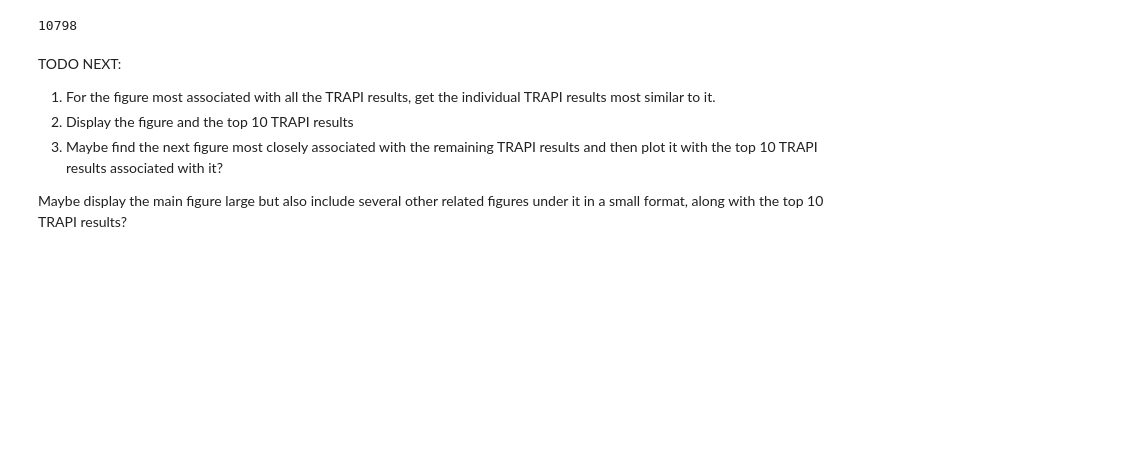
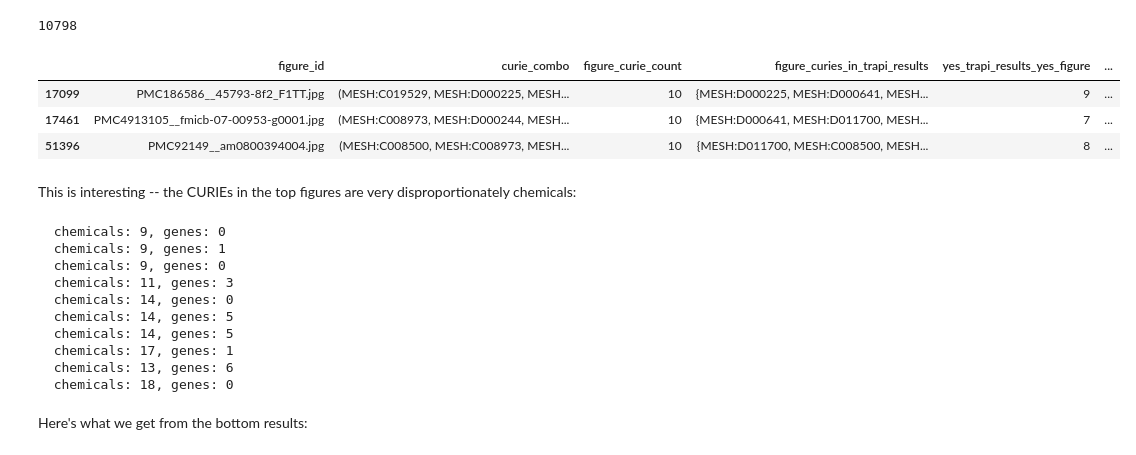
Before and after one commit to wikipathways/pathway-figure-ocr, a Jupyter notebook: notebooks/bte_clustering.ipynb, the cells around one changed output. Cells and saved outputs as stored; diff of their text form; code cells hidden in the pictures; blank space fills up the shorter version.

```diff
--- a/notebooks/bte_clustering.ipynb
+++ b/notebooks/bte_clustering.ipynb
@@ -611,10 +655,35 @@ plt.hist(
 len(figures_df[figures_df["p_value"] < 0.05])
 # %% [output]
 10798
-# %% [markdown]
-TODO NEXT:
-1. For the figure most associated with all the TRAPI results, get the individual TRAPI results most similar to it.
-2. Display the figure and the top 10 TRAPI results
-3. Maybe find the next figure most closely associated with the remaining TRAPI results and then plot it with the top 10 TRAPI results associated with it?
-
-Maybe display the main figure large but also include several other related figures under it in a small format, along with the top 10 TRAPI results?
+# %%
+figures_df[figures_df["p_value"] == figures_df["p_value"].min()]
+# %% [output]
+|  | figure_id | curie_combo | figure_curie_count | figure_curies_in_trapi_results | yes_trapi_results_yes_figure | ... |
+| 17099 | PMC186586__45793-8f2_F1TT.jpg | (MESH:C019529, MESH:D000225, MESH... | 10 | {MESH:D000225, MESH:D000641, MESH... | 9 | ... |
+| 17461 | PMC4913105__fmicb-07-00953-g0001.jpg | (MESH:C008973, MESH:D000244, MESH... | 10 | {MESH:D000641, MESH:D011700, MESH... | 7 | ... |
+| 51396 | PMC92149__am0800394004.jpg | (MESH:C008500, MESH:C008973, MESH... | 10 | {MESH:D011700, MESH:C008500, MESH... | 8 | ... |
+# %% [markdown]
+This is interesting -- the CURIEs in the top figures are very disproportionately chemicals:
+# %%
+for i, row in figures_df.sort_values("p_value").head(10).iterrows():
+    chemical_count = 0
+    gene_count = 0
+    for curie in set(row["curie_combo"]):
+        if curie in all_chemicals:
+            chemical_count += 1
+        if curie in all_genes:
+            gene_count += 1
+    print(f'  chemicals: {chemical_count}, genes: {gene_count}')
+# %% [output]
+  chemicals: 9, genes: 0
+  chemicals: 9, genes: 1
+  chemicals: 9, genes: 0
+  chemicals: 11, genes: 3
+  chemicals: 14, genes: 0
+  chemicals: 14, genes: 5
+  chemicals: 14, genes: 5
+  chemicals: 17, genes: 1
+  chemicals: 13, genes: 6
+  chemicals: 18, genes: 0
+# %% [markdown]
+Here's what we get from the bottom results:
```
Also changed, not shown: parts of 17 cells of this notebook.
